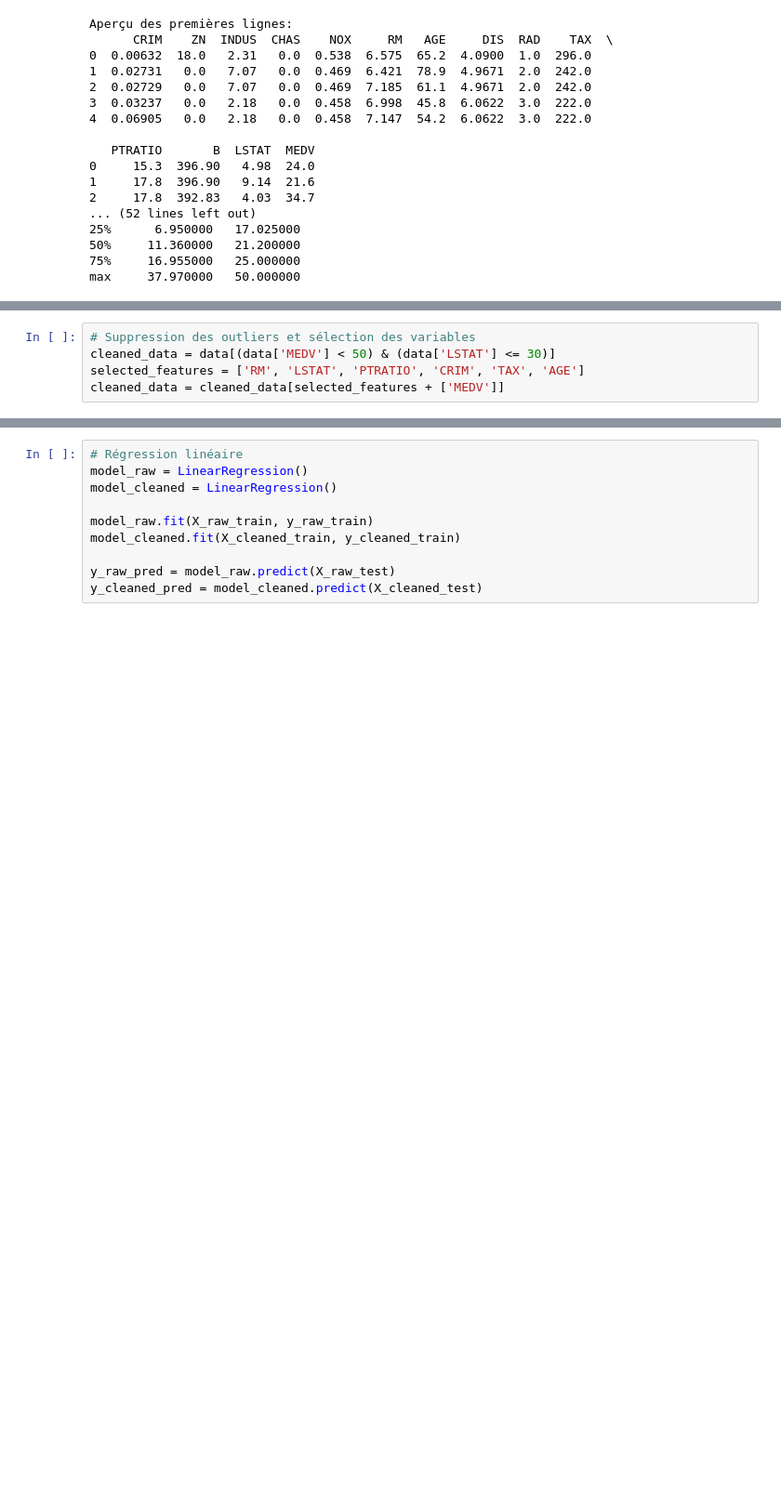
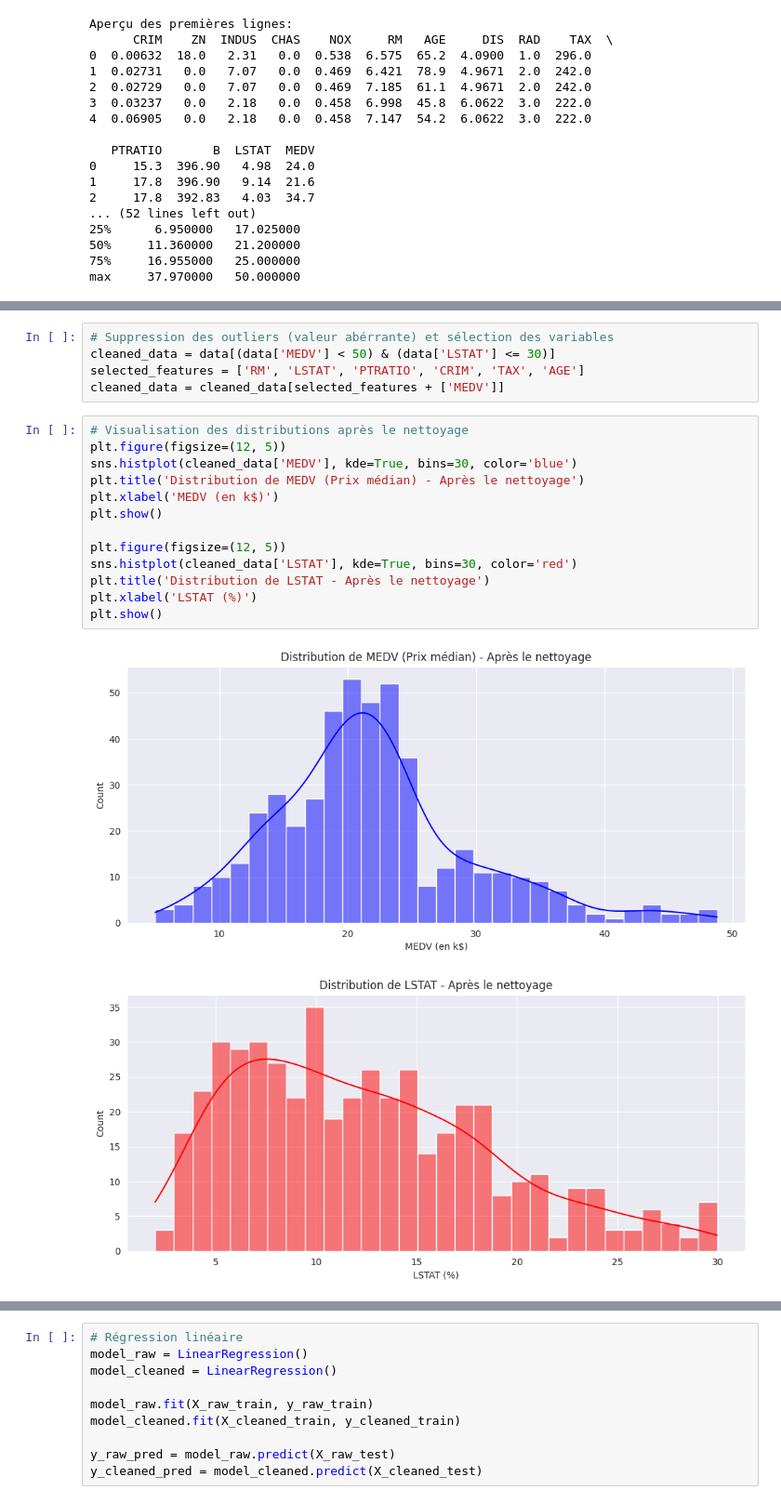
Before and after one commit to CedricSanchezGithub/TPRegression, a Jupyter notebook: notebook.ipynb, the cells around one changed output, grey strips where cells are left out. Shown at 93% size. Drawn from its saved outputs; the diff is of its cells as text; blank space fills up the shorter version.

```diff
--- a/notebook.ipynb
+++ b/notebook.ipynb
@@ -68,5 +73,21 @@ plt.show()
 # %%
-# Suppression des outliers et sélection des variables
+# Suppression des outliers (valeur abérrante) et sélection des variables
 cleaned_data = data[(data['MEDV'] < 50) & (data['LSTAT'] <= 30)]
 selected_features = ['RM', 'LSTAT', 'PTRATIO', 'CRIM', 'TAX', 'AGE']
 cleaned_data = cleaned_data[selected_features + ['MEDV']]
+# %%
+# Visualisation des distributions après le nettoyage
+plt.figure(figsize=(12, 5))
+sns.histplot(cleaned_data['MEDV'], kde=True, bins=30, color='blue')
+plt.title('Distribution de MEDV (Prix médian) - Après le nettoyage')
+plt.xlabel('MEDV (en k$)')
+plt.show()
+
+plt.figure(figsize=(12, 5))
+sns.histplot(cleaned_data['LSTAT'], kde=True, bins=30, color='red')
+plt.title('Distribution de LSTAT - Après le nettoyage')
+plt.xlabel('LSTAT (%)')
+plt.show()
+# %% [output]
+[figure, added]
+[figure, added]
```
Also changed, not shown: parts of 14 cells of this notebook.
